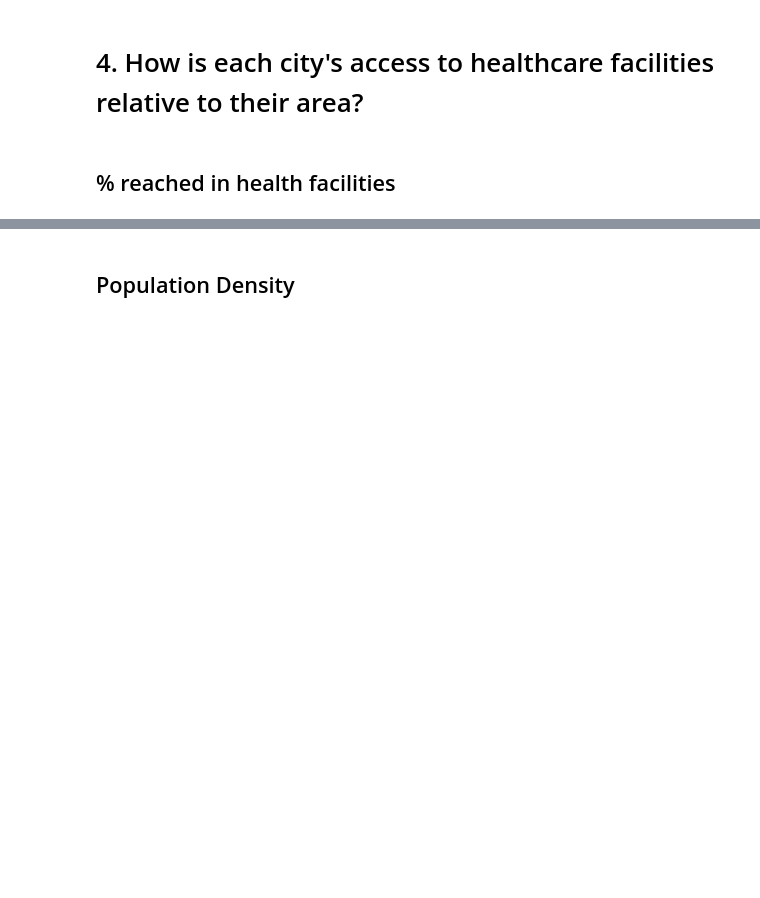
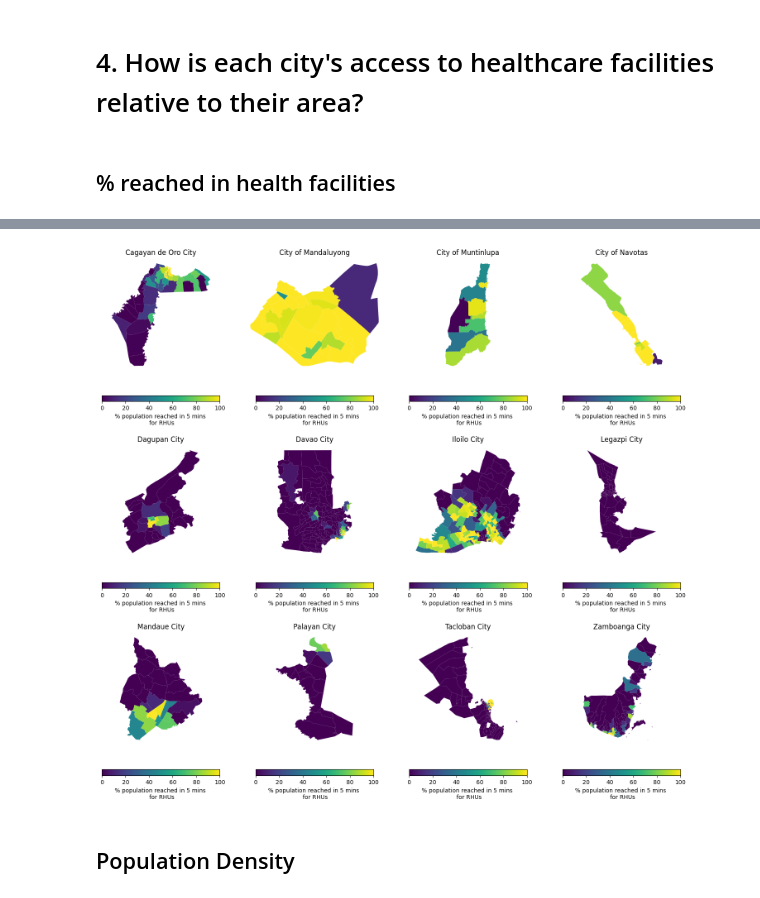
Before and after one commit to thinkingmachines/project-cchain, a Jupyter notebook: notebooks/analytics/01_outbreak_factors.ipynb, the cells around one changed output, grey strips where cells are left out. Drawn from its saved outputs; the diff is of its cells as text; code cells hidden in the pictures; blank space fills up the shorter version.

Commit message:
Refactor plotting for chloropleth

```diff
--- a/notebooks/analytics/01_outbreak_factors.ipynb
+++ b/notebooks/analytics/01_outbreak_factors.ipynb
@@ -221,5 +307,16 @@ def plot_health_access(iso_gdf, city, pct_cols):
 # %%
 for city in cities:
     plot_health_access(brgy_iso, city=city, pct_cols=pct_5min)
+# %%
+plot_choropleth_all_cities(
+    brgy_iso,
+    "rhu_pop_reached_pct_5min",
+    vmin=0,
+    vmax=100,
+    cmap="viridis",
+    label="% population reached in 5 mins \n for RHUs",
+)
+# %% [output]
+[figure, added]
 # %% [markdown]
 ## Population Density
```
Also changed, not shown: parts of 12 cells of this notebook.
